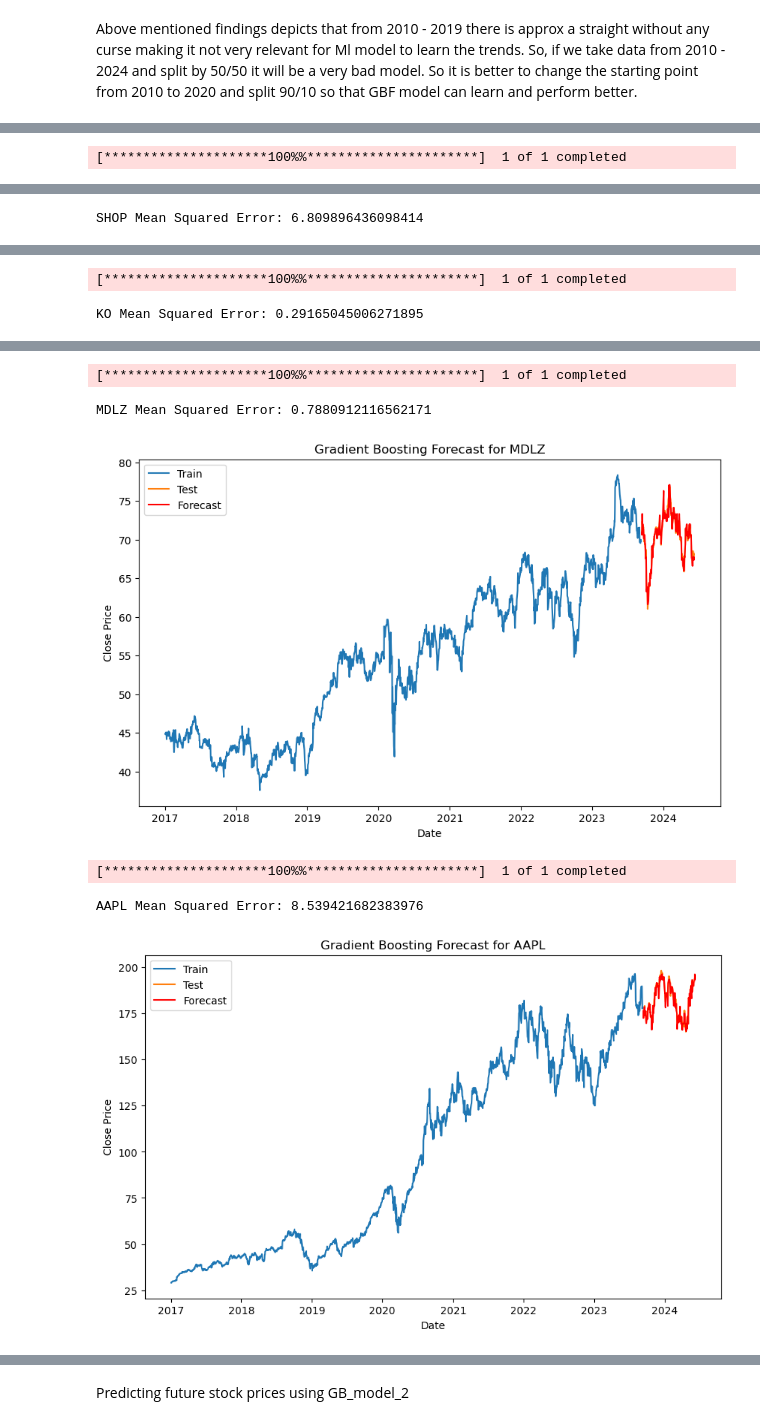
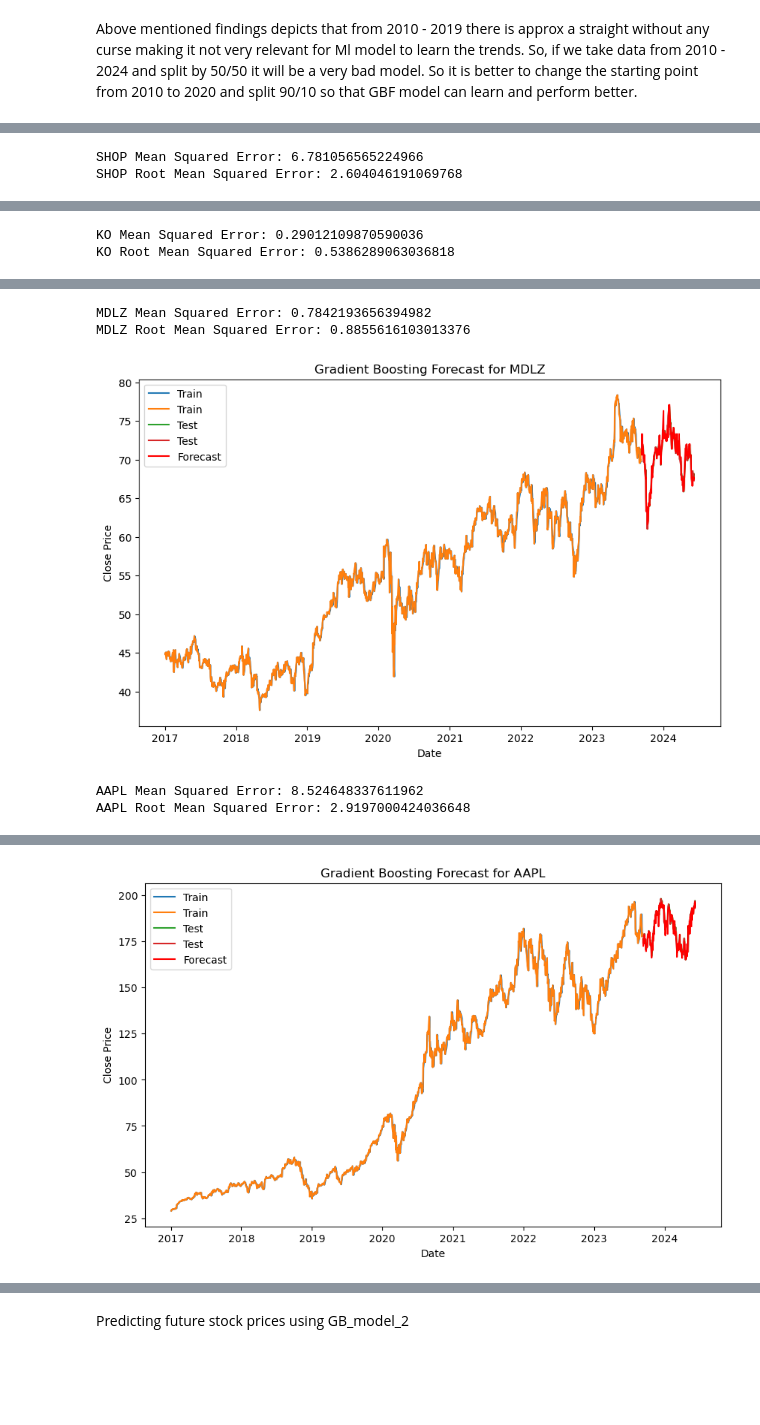
Before and after one commit to Emadkamali/Stock-Analysis, a Jupyter notebook: Stock_Analysis_GradientBoostingRegressor_Model.ipynb, the cells around one changed output, grey strips where cells are left out. Drawn from its saved outputs; the diff is of its cells as text; code cells hidden in the pictures; blank space fills up the shorter version.

Commit message:
[adding ERD diagram, sql script,.gitignore file for credentials.py,  updating code on Stock analysis to use data from Postgres SQl]

```diff
--- a/Stock_Analysis_GradientBoostingRegressor_Model.ipynb
+++ b/Stock_Analysis_GradientBoostingRegressor_Model.ipynb
@@ -126,0 +132,6 @@ plt.show()
+# %%
+# Database connection to postgres sql server
+DATABASE_URL = f"postgresql://{username}:{password}@{hostname}:{port}/{database}"
+
+# Create an engine instance
+engine = create_engine(DATABASE_URL)
@@ -126,0 +175,3 @@ plt.show()
+# %%
+#  setting Date column as index
+stock_data_df.set_index('Date',inplace=True)
@@ -126,0 +227,5 @@ plt.show()
+# %%
+#  testing the data before creating a function for Ml model
+ticker= 'SHOP'
+stock_data= stock_data_df[ticker]
+print(stock_data)
@@ -129,27 +320,28 @@ plt.show()
 start_date = '2017-01-01'
 end_date= datetime.now()
 
-def get_stock_data(tickers):
-    stock_data = yf.download(tickers, start_date, end_date)
-    stock_data = stock_data[['Close']]
-    stock_data.sort_index(inplace=True)
+#  getting data from df
+def get_stock_data(ticker):
+    stock_data = stock_data_df[[ticker]].copy()
     return stock_data
 
+# splitting 90-10 for model learn better based on the stocks distribution
 def split(stock_data):
     split_index = int(len(stock_data) * 0.9)
     train_stocks = stock_data[:split_index]
     test_stocks = stock_data[split_index:]
     return test_stocks, train_stocks
 
+# training ML model
 def train_model(test_stocks, train_stocks):
-    train_stocks['Target'] = train_stocks['Close'].shift(-1)
-    test_stocks['Target'] = test_stocks['Close'].shift(-1)
+    train_stocks['Target'] = train_stocks.shift(-1)
+    test_stocks['Target'] = test_stocks.shift(-1)
     train_stocks.dropna(inplace=True)
     test_stocks.dropna(inplace=True)
 
-    X_train_stocks = train_stocks[['Close']]
+    X_train_stocks = train_stocks.drop(columns=['Target'])
     y_train_stocks = train_stocks['Target']
-    X_test_stocks = test_stocks[['Close']]
+    X_test_stocks = test_stocks.drop(columns=['Target'])
     y_test_stocks = test_stocks['Target']
 
     gbm = GradientBoostingRegressor(n_estimators=300, learning_rate=0.1)
@@ -160,11 +352,14 @@ def train_model(test_stocks, train_stocks):
 def test_model(gbm, X_test_stocks, y_test_stocks, train_stocks, test_stocks, ticker):
     y_pred_stocks = gbm.predict(X_test_stocks)
     mse = mean_squared_error(y_test_stocks, y_pred_stocks)
+    rmse = np.sqrt(mse)
     print(f"{ticker} Mean Squared Error: {mse}")
+    print(f"{ticker} Root Mean Squared Error: {rmse}")
 
+    #  plotting a line graph
     plt.figure(figsize=(10, 6))
-    plt.plot(train_stocks.index, train_stocks['Close'], label='Train')
-    plt.plot(test_stocks.index, test_stocks['Close'], label='Test')
+    plt.plot(train_stocks.index, train_stocks, label='Train')
+    plt.plot(test_stocks.index, test_stocks, label='Test')
     plt.plot(test_stocks.index, y_pred_stocks, label='Forecast', color='red')
     plt.title(f'Gradient Boosting Forecast for {ticker}')
     plt.xlabel('Date')
@@ -179,4 +374,5 @@ for ticker in tickers:
     gbm, y_test_stocks, X_test_stocks, y_train_stocks, X_train_stocks = train_model(test_stocks, train_stocks)
     test_model(gbm, X_test_stocks, y_test_stocks, train_stocks, test_stocks, ticker)
 # %% [output]
-[*********************100%%**********************]  1 of 1 completed
+SHOP Mean Squared Error: 6.781056565224966
+SHOP Root Mean Squared Error: 2.604046191069768
@@ -183 +380,2 @@ for ticker in tickers:
-SHOP Mean Squared Error: 6.809896436098414
+KO Mean Squared Error: 0.29012109870590036
+KO Root Mean Squared Error: 0.5386289063036818
@@ -185,2 +383,5 @@ SHOP Mean Squared Error: 6.809896436098414
-[*********************100%%**********************]  1 of 1 completed
+MDLZ Mean Squared Error: 0.7842193656394982
+MDLZ Root Mean Squared Error: 0.8855616103013376
+[figure, new version]
-KO Mean Squared Error: 0.29165045006271895
+AAPL Mean Squared Error: 8.524648337611962
+AAPL Root Mean Squared Error: 2.9197000424036648
@@ -188,9 +388,4 @@ KO Mean Squared Error: 0.29165045006271895
-[*********************100%%**********************]  1 of 1 completed
-MDLZ Mean Squared Error: 0.7880912116562171
-[figure, old version]
-[*********************100%%**********************]  1 of 1 completed
-AAPL Mean Squared Error: 8.539421682383976
-[figure, old version]
+[figure, new version]
 # %%
 # creating a function to iterate through each stock and plot a predictive graph
 start_date = '2017-01-01'
```
Also changed, not shown: parts of 23 cells of this notebook, 9 other files.
